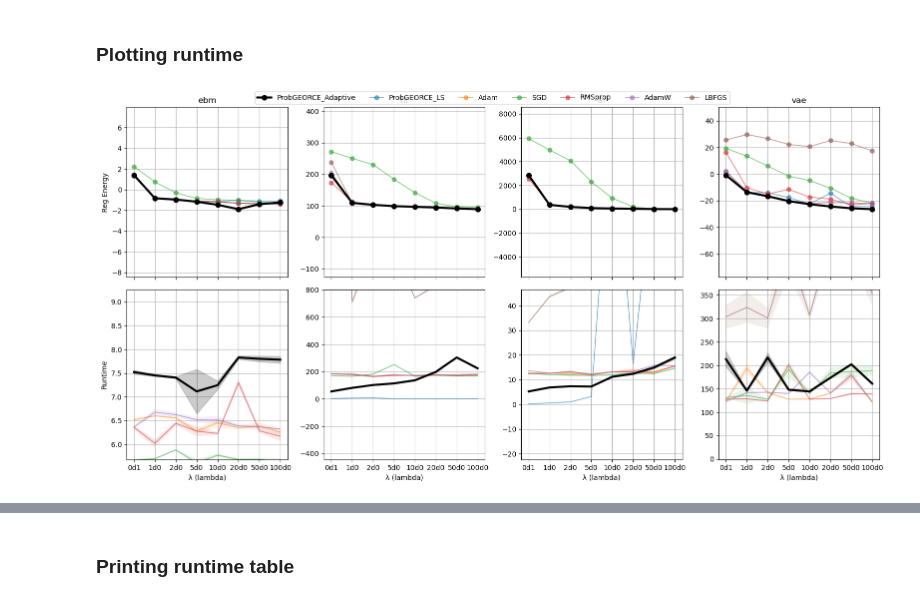
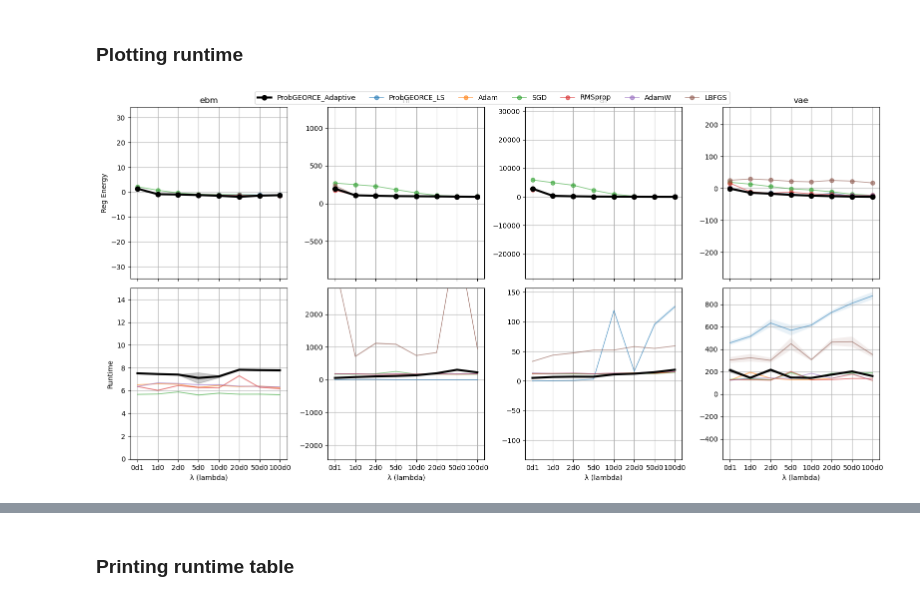
Before and after one commit to FrederikMR/likely_geometry, a Jupyter notebook: gen2d_tables.ipynb, the cells around one changed output, grey strips where cells are left out. Cells and saved outputs as stored; diff of their text form; code cells hidden in the pictures.

```diff
--- a/gen2d_tables.ipynb
+++ b/gen2d_tables.ipynb
@@ -478,8 +487,8 @@ runtime_data = load_runtime_experiments(runtime_folder, models, computations, me
 ### Plotting runtime
 # %%
 FOCUS_METHOD = "ProbGEORCE_Adaptive"
-PAD_FACTOR_ENERGY = 2.0   # Padding for Reg Energy zoom
-PAD_FACTOR_TIME = 2.0     # Padding for Runtime zoom
+PAD_FACTOR_ENERGY = 10.0   # Padding for Reg Energy zoom
+PAD_FACTOR_TIME = 10.0     # Padding for Runtime zoom
 
 fig, axes = plt.subplots(
     2, len(models),
@@ -646,31 +655,31 @@ for col, model in enumerate(models):
             ax.fill_between(xs, means - cis, means + cis, alpha=0.1)
 
     # --- Zoom y-axis around focus method (NaN-safe) ---
     adaptive_means = [v for v in adaptive_means if np.isfinite(v)]
     if adaptive_means:
         ymin = min(adaptive_means)
         ymax = max(adaptive_means)
         pad = PAD_FACTOR_TIME * (
             ymax - ymin if ymax > ymin else max(abs(ymax), 1e-6)
         )
         ax.set_ylim(ymin - pad, ymax + pad)
 
     if col == 0:
         ax.set_ylabel("Runtime")
 
     ax.set_xlabel("λ (lambda)")
     ax.grid(True)
 
 # =========================
 # --- Global legend
 # =========================
 handles, labels = axes[0, 0].get_legend_handles_labels()
 fig.legend(handles, labels, loc="upper center", ncol=len(labels))
 
 fig.tight_layout()
 
 save_path = f'{figure_path}runtime_comparison.pdf'
 fig.savefig(save_path, format='pdf', pad_inches=0.1, bbox_inches='tight')
 plt.show()
 # %% [output]
-[figure, old version]
+[figure, new version]
```
Also changed, not shown: parts of 4 cells of this notebook, 1 other file.
